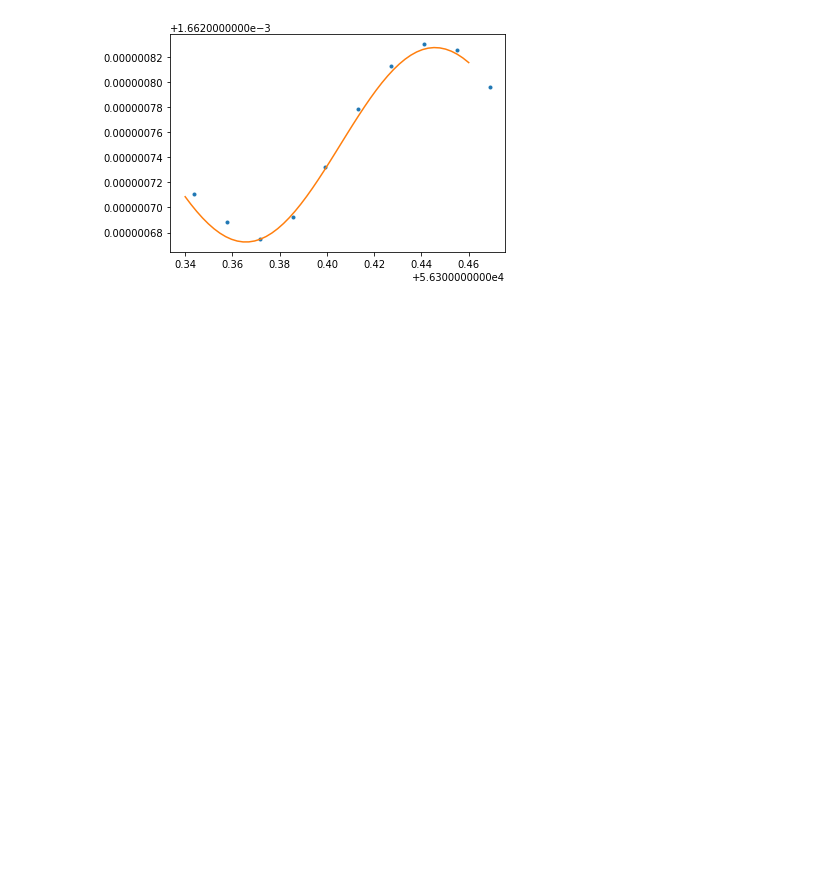
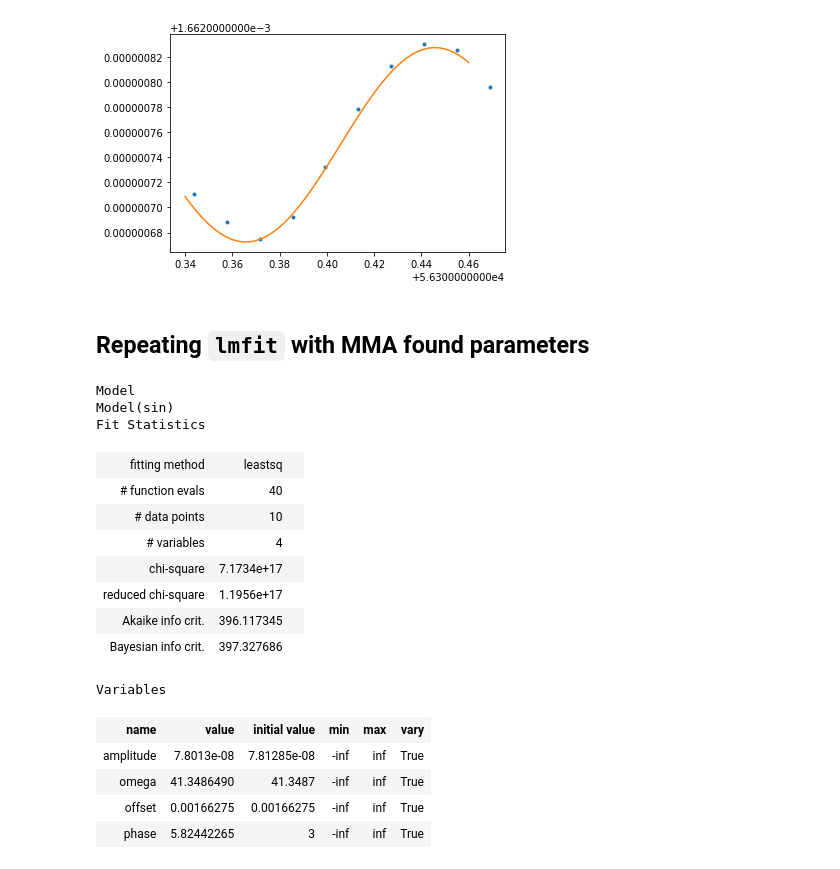
Before and after one commit to Yousousen/pulsar_analysis, a Jupyter notebook: src/script/analysis_pulsar2.ipynb, the cells around one changed output. Drawn from its saved outputs; the diff is of its cells as text; code cells hidden in the pictures; blank space fills up the shorter version.

Commit message:
Tried Rosa's Method, but failed.

```diff
--- a/src/script/analysis_pulsar2.ipynb
+++ b/src/script/analysis_pulsar2.ipynb
@@ -591,3 +591,41 @@ plt.plot(xx, yy)
 plt.ticklabel_format(style = 'plain')
 # %% [output]
 [figure]
+# %% [markdown]
+## Repeating `lmfit` with MMA found parameters
+# %%
+sin = lambda x, amplitude, omega, offset, phase: amplitude * np.sin(omega* x + phase) + offset # x needs to be given first.
+model_curve = models.Model(sin, name='sin')
+
+#params = Parameters()
+#params.add('offset', value=.00166275, vary=True)
+#params.add('amplitude', value=7.81285*10 ** -8, vary=True)
+#params.add('omega', value=41.3487, vary=True)
+#params.add('phase', value=-117036, vary=True)
+#fit = model_curve.fit(y, params, x=x, weights=1/errors2)
+
+#offset =  0.00166275
+#amplitude = 7.81285*10 ** -8
+#omega = 41.3487
+#phase = -117036
+
+fit = model_curve.fit(data=y, x=x, amplitude=amplitude, omega=omega, offset=offset, phase=3, weights=1/errors2)
+fit
+# %% [output]
+Model
+Model(sin)
+Fit Statistics
+| fitting method | leastsq |  |
+| # function evals | 40 |  |
+| # data points | 10 |  |
+| # variables | 4 |  |
+| chi-square | 7.1734e+17 |  |
+| reduced chi-square | 1.1956e+17 |  |
+| Akaike info crit. | 396.117345 |  |
+| Bayesian info crit. | 397.327686 |  |
+Variables
+| name | value | initial value | min | max | vary |
+| amplitude | 7.8013e-08 | 7.81285e-08 | -inf | inf | True |
+| omega | 41.3486490 | 41.3487 | -inf | inf | True |
+| offset | 0.00166275 | 0.00166275 | -inf | inf | True |
+| phase | 5.82442265 | 3 | -inf | inf | True |
```
Also changed, not shown: parts of 2 cells of this notebook, 1 other file.
